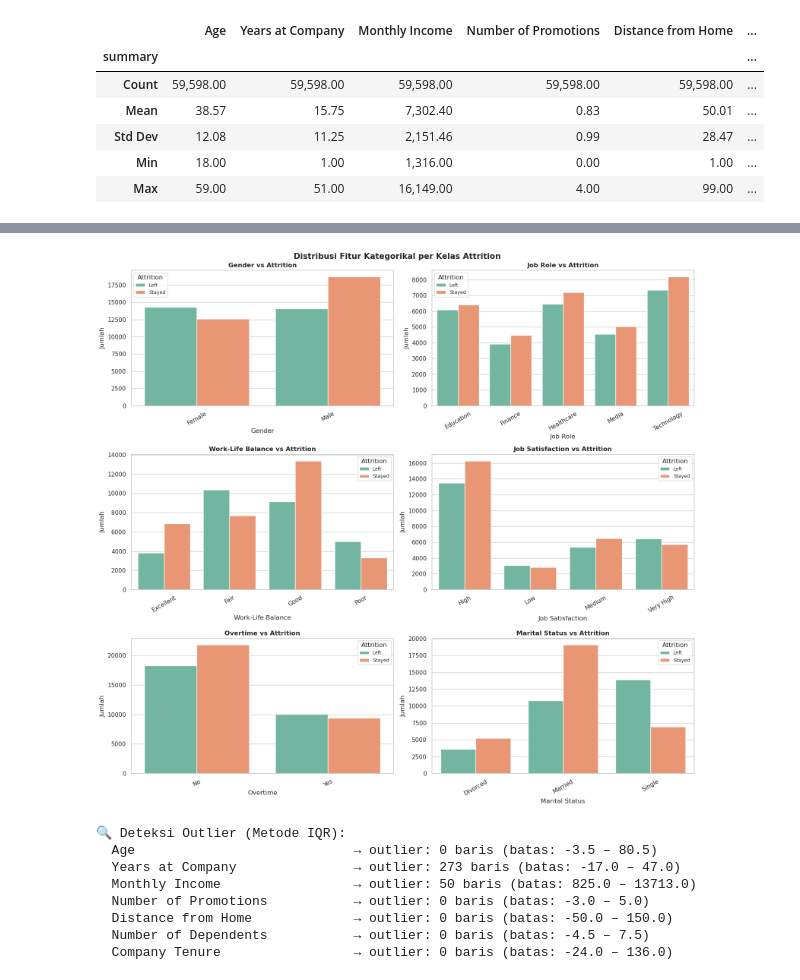
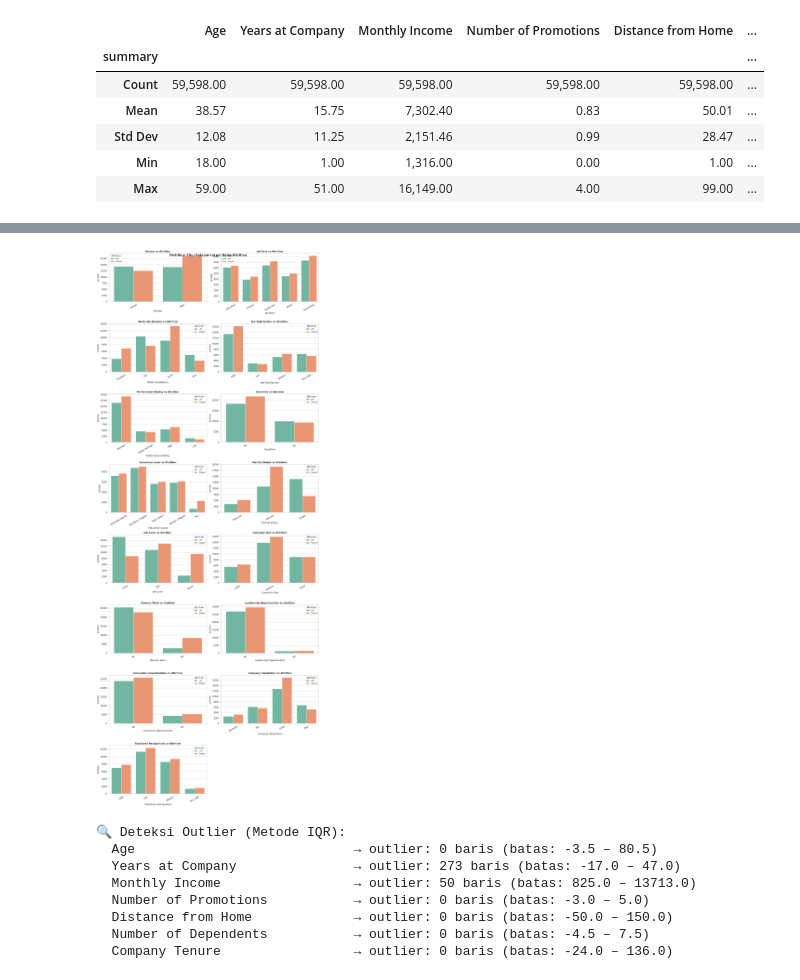
Before and after one commit to papercoldmint/PROJECT_BDA, a Jupyter notebook: notebooks/01_data_preprocessing.ipynb, the cells around one changed output, grey strips where cells are left out. Drawn from its saved outputs; the diff is of its cells as text; code cells hidden in the pictures.

```diff
--- a/notebooks/01_data_preprocessing.ipynb
+++ b/notebooks/01_data_preprocessing.ipynb
@@ -200,7 +200,7 @@ display(
 # Ambil top-6 fitur numerik yang paling informatif
 KEY_NUM = [c for c in ["Age", "Monthly Income", "Years at Company",
                         "Company Tenure", "Distance from Home",
-                        "Number of Promotions"]
+                        "Number of Promotions", "Number of Dependents"]
            if c in numerical_cols]
 
 df_pd = df_train.select(KEY_NUM + ["Attrition"]).toPandas()
@@ -248,38 +248,35 @@ Passing `palette` without assigning `hue` is deprecated and will be removed in v
 # %%
 # ── 3b. Grouped Bar Chart Fitur Kategorikal vs Attrition ─────────────────────
-KEY_CAT = [c for c in ["Gender", "Job Role", "Work-Life Balance",
-                        "Job Satisfaction", "Overtime", "Marital Status"]
-           if c in categorical_cols]
-
+KEY_CAT = categorical_cols
 df_cat_pd = df_train.select(KEY_CAT + ["Attrition"]).toPandas()
 
 n_cols = 2
 n_rows = -(-len(KEY_CAT) // n_cols)
 fig, axes = plt.subplots(n_rows, n_cols, figsize=(16, 5 * n_rows))
 axes = axes.flatten()
 
 for i, col_name in enumerate(KEY_CAT):
     ct = (
         df_cat_pd.groupby([col_name, "Attrition"])
                  .size()
                  .reset_index(name="count")
     )
     sns.barplot(
         data=ct, x=col_name, y="count", hue="Attrition",
         palette="Set2", ax=axes[i]
     )
     axes[i].set_title(f"{col_name} vs Attrition", fontweight="bold")
     axes[i].set_xlabel(col_name)
     axes[i].set_ylabel("Jumlah")
     axes[i].tick_params(axis="x", rotation=30)
     axes[i].legend(title="Attrition", fontsize=9)
 
 for j in range(i + 1, len(axes)):
     axes[j].set_visible(False)
 
 plt.suptitle("Distribusi Fitur Kategorikal per Kelas Attrition", fontsize=15, fontweight="bold")
 plt.tight_layout()
 plt.show()
 # %% [output]
-[figure, old version]
+[figure, new version]
 # %%
```
Also changed, not shown: parts of 7 cells of this notebook.
